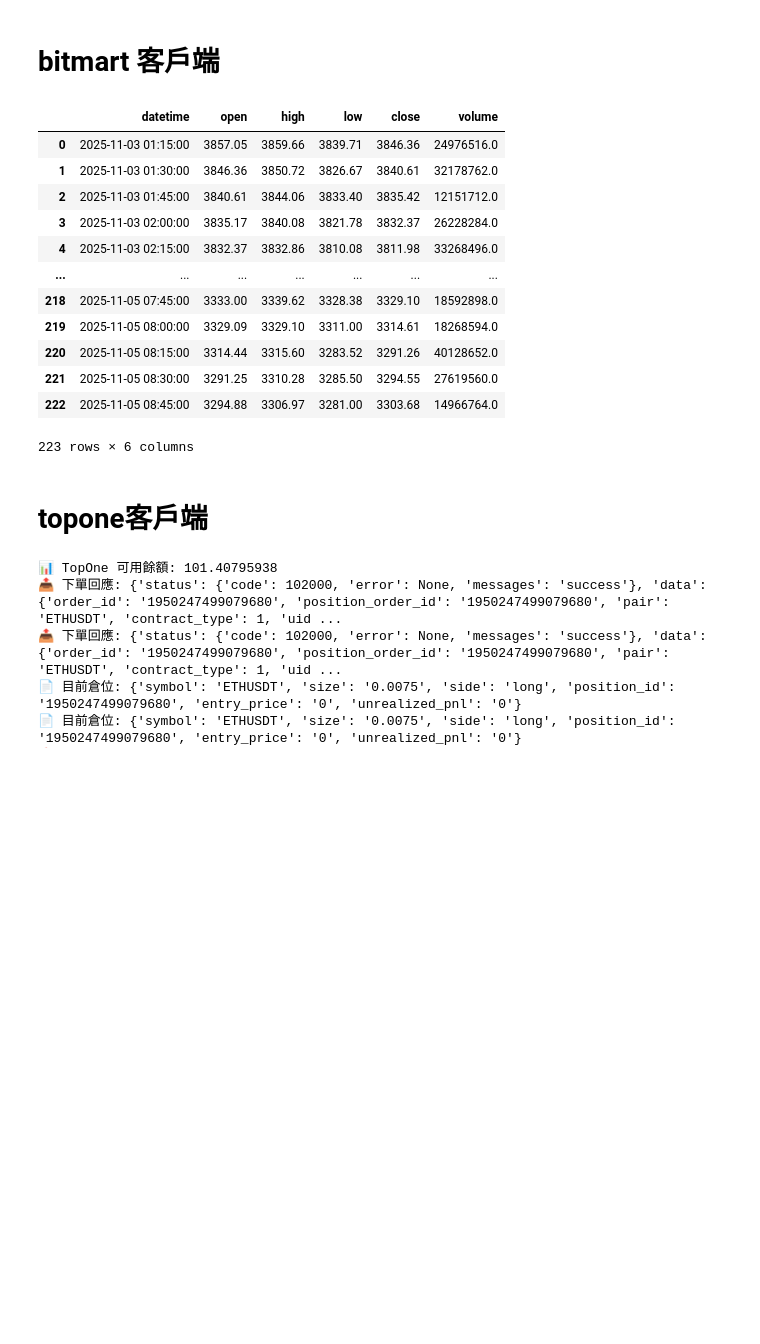
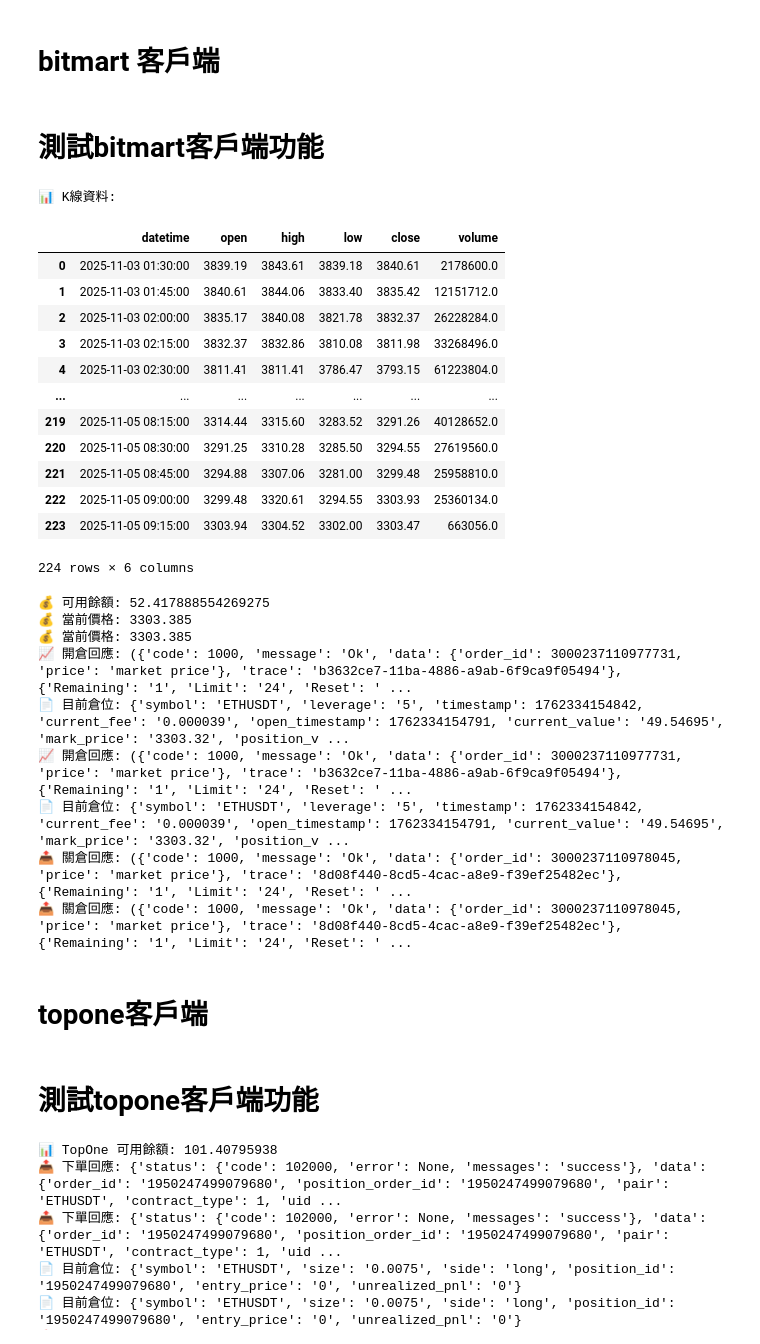
Before and after one commit to skywalker0803r/Hedgebot, a Jupyter notebook: notebook.ipynb, the cells around one changed output. Saved outputs shown, nothing was run; the diff lists cells and outputs as text; code cells hidden in the pictures; blank space fills up the shorter version.

Commit message:
bitmart 1.餘額功能正常 2.價格正常 3.開倉正常 4.查倉正常 5.關倉正常

```diff
--- a/notebook.ipynb
+++ b/notebook.ipynb
@@ -265,28 +265,59 @@ class BitmartClient:
         except (APIException, KeyError) as error:
             self.logger.error(f"Failed to close position: {error}")
             return None
+# %% [markdown]
+# 測試bitmart客戶端功能
 # %%
 # 初始化 BitmartClient
 bitmart_client = BitmartClient(BITMART_API_KEY, BITMART_SECRET_KEY, BITMART_MEMO)
 # 查詢 K線
 end_time = int(time.time())
 start_time = end_time - 200000  # 過去一小時
 kline = bitmart_client.get_kline_data('ETHUSDT', 15, start_time, end_time)
+print("📊 K線資料:")
 display(kline)
+balance = bitmart_client.get_balance()
+print("💰 可用餘額:", balance)
+current_price = bitmart_client.get_current_price('ETHUSDT')
+print("💰 當前價格:", current_price)
+open_response = bitmart_client.place_order(
+    symbol='ETHUSDT',
+    side='long',
+    margin=10,
+    leverage=5,
+    tp_price=current_price * 1.02,
+    sl_price=current_price * 0.98
+)
+print("📈 開倉回應:", open_response )
+position = bitmart_client.get_position('ETHUSDT')
+print("📄 目前倉位:", position)
+time.sleep(50)
+close_response = bitmart_client.close_position('ETHUSDT')
+print("📤 關倉回應:", close_response )
 # %% [output]
+📊 K線資料:
 |  | datetime | open | high | low | close | volume |
-| 0 | 2025-11-03 01:15:00 | 3857.05 | 3859.66 | 3839.71 | 3846.36 | 24976516.0 |
-| 1 | 2025-11-03 01:30:00 | 3846.36 | 3850.72 | 3826.67 | 3840.61 | 32178762.0 |
-| 2 | 2025-11-03 01:45:00 | 3840.61 | 3844.06 | 3833.40 | 3835.42 | 12151712.0 |
-| 3 | 2025-11-03 02:00:00 | 3835.17 | 3840.08 | 3821.78 | 3832.37 | 26228284.0 |
-| 4 | 2025-11-03 02:15:00 | 3832.37 | 3832.86 | 3810.08 | 3811.98 | 33268496.0 |
+| 0 | 2025-11-03 01:30:00 | 3839.19 | 3843.61 | 3839.18 | 3840.61 | 2178600.0 |
+| 1 | 2025-11-03 01:45:00 | 3840.61 | 3844.06 | 3833.40 | 3835.42 | 12151712.0 |
+| 2 | 2025-11-03 02:00:00 | 3835.17 | 3840.08 | 3821.78 | 3832.37 | 26228284.0 |
+| 3 | 2025-11-03 02:15:00 | 3832.37 | 3832.86 | 3810.08 | 3811.98 | 33268496.0 |
+| 4 | 2025-11-03 02:30:00 | 3811.41 | 3811.41 | 3786.47 | 3793.15 | 61223804.0 |
 | ... | ... | ... | ... | ... | ... | ... |
-| 218 | 2025-11-05 07:45:00 | 3333.00 | 3339.62 | 3328.38 | 3329.10 | 18592898.0 |
-| 219 | 2025-11-05 08:00:00 | 3329.09 | 3329.10 | 3311.00 | 3314.61 | 18268594.0 |
-| 220 | 2025-11-05 08:15:00 | 3314.44 | 3315.60 | 3283.52 | 3291.26 | 40128652.0 |
-| 221 | 2025-11-05 08:30:00 | 3291.25 | 3310.28 | 3285.50 | 3294.55 | 27619560.0 |
-| 222 | 2025-11-05 08:45:00 | 3294.88 | 3306.97 | 3281.00 | 3303.68 | 14966764.0 |
+| 219 | 2025-11-05 08:15:00 | 3314.44 | 3315.60 | 3283.52 | 3291.26 | 40128652.0 |
+| 220 | 2025-11-05 08:30:00 | 3291.25 | 3310.28 | 3285.50 | 3294.55 | 27619560.0 |
+| 221 | 2025-11-05 08:45:00 | 3294.88 | 3307.06 | 3281.00 | 3299.48 | 25958810.0 |
+| 222 | 2025-11-05 09:00:00 | 3299.48 | 3320.61 | 3294.55 | 3303.93 | 25360134.0 |
+| 223 | 2025-11-05 09:15:00 | 3303.94 | 3304.52 | 3302.00 | 3303.47 | 663056.0 |
-223 rows × 6 columns
+224 rows × 6 columns
+💰 可用餘額: 52.417888554269275
+💰 當前價格: 3303.385
+💰 當前價格: 3303.385
+📈 開倉回應: ({'code': 1000, 'message': 'Ok', 'data': {'order_id': 3000237110977731, 'price': 'market price'}, 'trace': 'b3632ce7-11ba-4886-a9ab-6f9ca9f05494'}, {'Remaining': '1', 'Limit': '24', 'Reset': ' ...
+📄 目前倉位: {'symbol': 'ETHUSDT', 'leverage': '5', 'timestamp': 1762334154842, 'current_fee': '0.000039', 'open_timestamp': 1762334154791, 'current_value': '49.54695', 'mark_price': '3303.32', 'position_v ...
+📈 開倉回應: ({'code': 1000, 'message': 'Ok', 'data': {'order_id': 3000237110977731, 'price': 'market price'}, 'trace': 'b3632ce7-11ba-4886-a9ab-6f9ca9f05494'}, {'Remaining': '1', 'Limit': '24', 'Reset': ' ...
+📄 目前倉位: {'symbol': 'ETHUSDT', 'leverage': '5', 'timestamp': 1762334154842, 'current_fee': '0.000039', 'open_timestamp': 1762334154791, 'current_value': '49.54695', 'mark_price': '3303.32', 'position_v ...
+📤 關倉回應: ({'code': 1000, 'message': 'Ok', 'data': {'order_id': 3000237110978045, 'price': 'market price'}, 'trace': '8d08f440-8cd5-4cac-a8e9-f39ef25482ec'}, {'Remaining': '1', 'Limit': '24', 'Reset': ' ...
+📤 關倉回應: ({'code': 1000, 'message': 'Ok', 'data': {'order_id': 3000237110978045, 'price': 'market price'}, 'trace': '8d08f440-8cd5-4cac-a8e9-f39ef25482ec'}, {'Remaining': '1', 'Limit': '24', 'Reset': ' ...
 # %% [markdown]
 # topone客戶端
 # %%
@@ -484,6 +515,8 @@ class TopOneClient:
                 results.append({"position_id": position_id, "status": "failed", "message": "Invalid JSON response"})
 
         return results
+# %% [markdown]
+# 測試topone客戶端功能
 # %%
 bitmart_client = BitmartClient(BITMART_API_KEY, BITMART_SECRET_KEY, BITMART_MEMO)
 current_price = bitmart_client.get_current_price('ETHUSDT')
```
